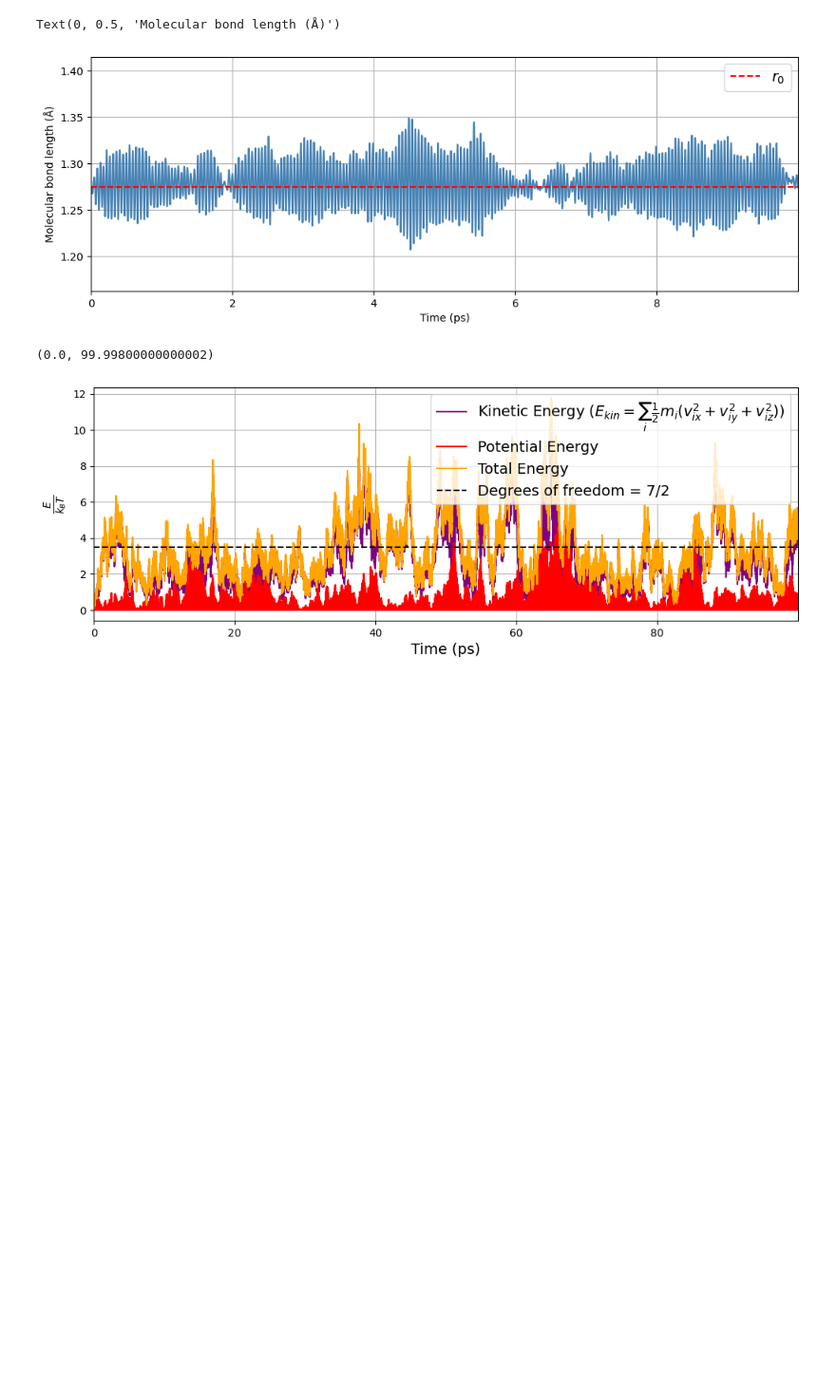
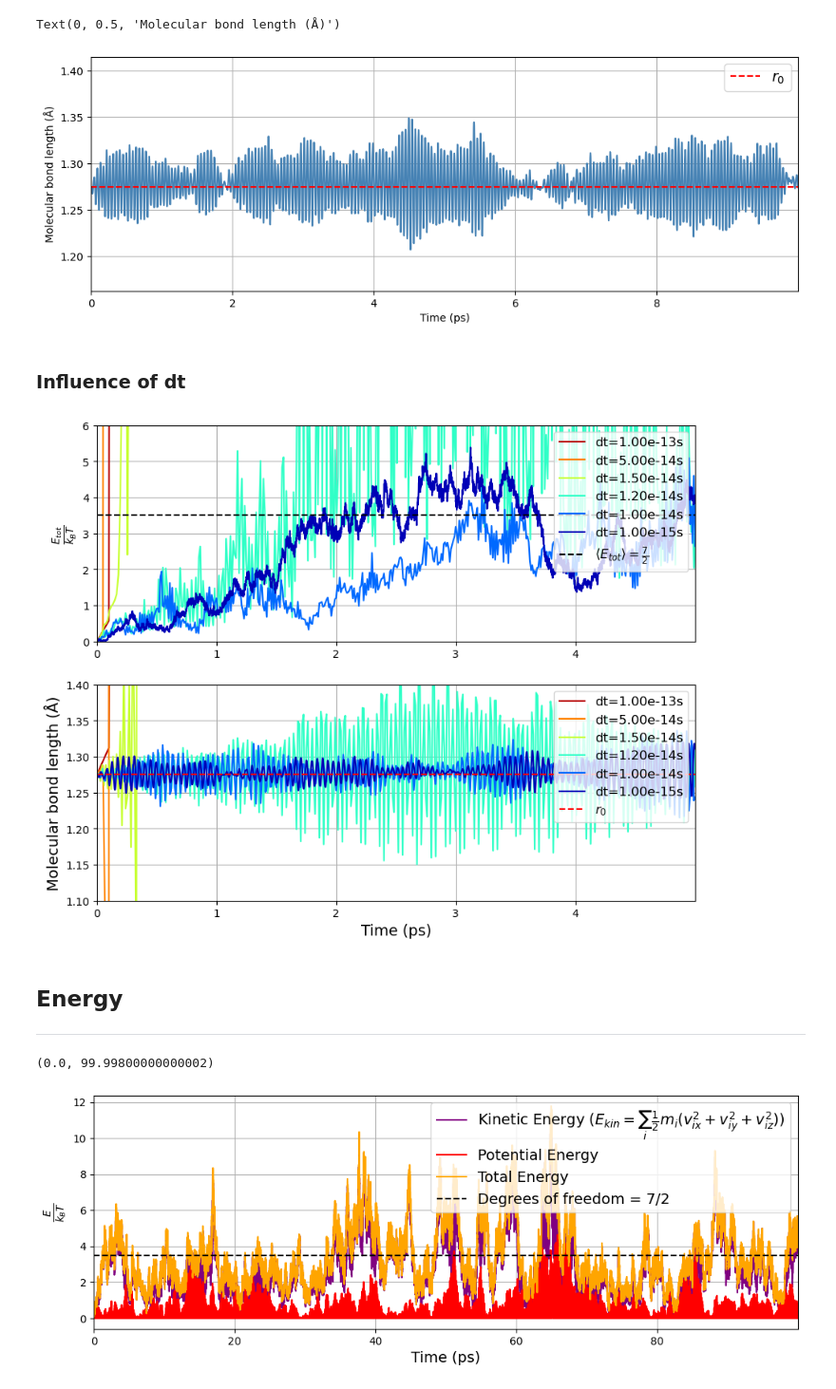
Before and after one commit to JeanCHDJdev/md-langevin, a Jupyter notebook: nb/simulation.ipynb, the cells around one changed output. Shown at 95% size. Drawn from its saved outputs; the diff is of its cells as text; code cells hidden in the pictures; blank space fills up the shorter version.

Commit message:
Added dt figure and all the pngs for figures in media, as well as the animation. Updated notebook and code.

```diff
--- a/nb/simulation.ipynb
+++ b/nb/simulation.ipynb
@@ -223,3 +188,5 @@ plt.ylabel('Molecular bond length (Å)')
 # %% [output]
 Text(0, 0.5, 'Molecular bond length (Å)')
 [figure]
+# %% [markdown]
+### Influence of dt
@@ -225,0 +215,40 @@ Text(0, 0.5, 'Molecular bond length (Å)')
+# %%
+## show total energy and kinetic energy for dt = 1e-15 s
+fig, ax = plt.subplots(figsize=(10, 8), nrows=2)
+colors = plt.get_cmap('jet_r')(np.linspace(0.05, 0.95, 6))
+linewidths = [1, 1.5, 2, 2.5, 3, 3.5]
+
+for dt_i, dt in enumerate([1e-13, 5e-14, 1.5e-14, 1.2e-14, 1e-14, 1e-15]):
+    filename = fs.get_simulations_dir() / f'mode_{mode}_pot_{potential_type}_gamma_{int(gamma/1e9)}e9_T{T}_seed_{seed}_dt{dt*1e16}e-16_r_init_{r_init}A.npz'
+    sim, data = lg.Langevin3D.load_from_file(filename)
+
+    time = data['time']
+    time_ps = time * 1e12
+    kinetic_e = data['kinetic_energy_H'] + data['kinetic_energy_Cl']
+    potential_e = data['potential_energy']
+    mec_e = kinetic_e + potential_e
+
+    r_rel = np.sum((data['r_H'] - data['r_Cl'])**2, axis=1) **0.5
+
+    # plot total energy on top
+    norm = sim.k_B * sim.T
+    ax[0].plot(time_ps, mec_e / norm, label=f'dt={dt:.2e}s', color=colors[dt_i])
+    ax[1].plot(time_ps, r_rel, label=f'dt={dt:.2e}s', color=colors[dt_i])
+
+ax[0].axhline(7/2, ls='--', color='black', label=r'$\langle E_{tot} \rangle=\frac{7}{2}$')
+ax[1].axhline(sim.r_0, ls='--', color='red', label=r'$r_0$')
+
+ax[0].legend(loc='upper right', fontsize=12)
+ax[1].legend(loc='upper right', fontsize=12)
+ax[0].set_ylabel(r'$\frac{E_{tot}}{k_B T}$', fontsize=14)
+ax[1].set_ylabel('Molecular bond length (Å)', fontsize=14)
+ax[1].set_xlabel('Time (ps)', fontsize=14)
+ax[0].set_xlim(0, time_ps[-1]*0.1)
+ax[1].set_xlim(0, time_ps[-1]*0.1)
+ax[0].set_ylim(0, 6)
+ax[1].set_ylim(1.1, 1.4)
+ax[0].grid()
+ax[1].grid()
+plt.savefig(fs.get_media_dir() / 'influence_of_dt.png', dpi=300)
+# %% [output]
+[figure, added]
@@ -226,3 +282,6 @@ Text(0, 0.5, 'Molecular bond length (Å)')
+# %% [markdown]
+## Energy
+---------------
 # %%
 ## energy plot
 plt.figure(figsize=(12, 4))
```
Also changed, not shown: parts of 4 cells of this notebook, 10 other files.
